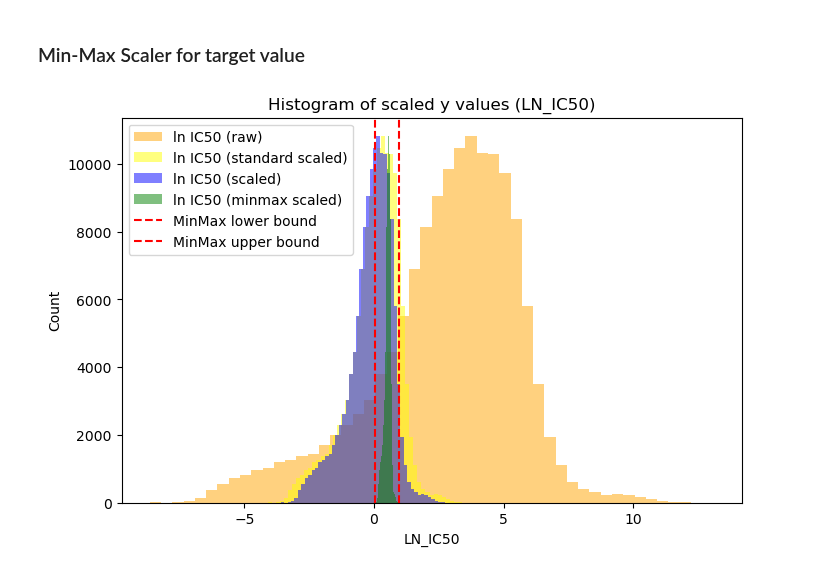
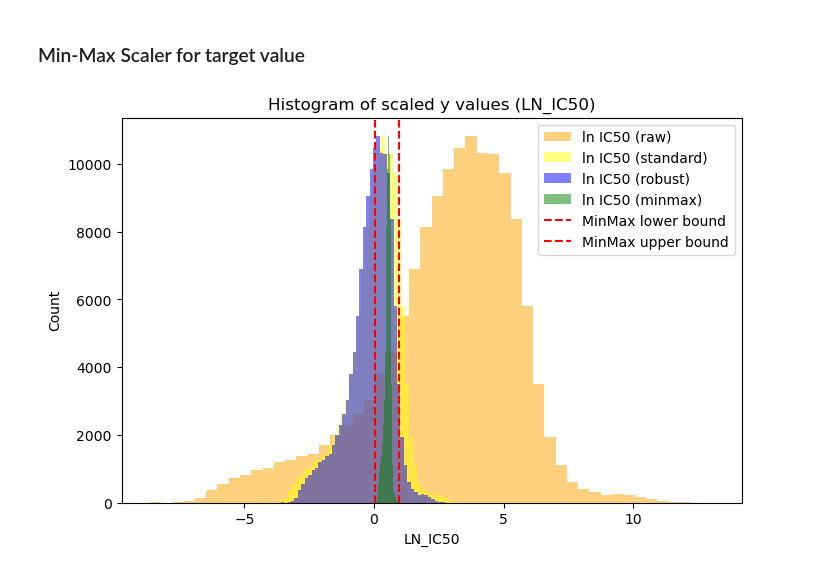
Before and after one commit to s-juross/masterthesis, a Jupyter notebook: error_analysis_attention.ipynb, the cells around one changed output. Drawn from its saved outputs; the diff is of its cells as text; code cells hidden in the pictures.

Commit message:
histogram of scaled y values

```diff
--- a/error_analysis_attention.ipynb
+++ b/error_analysis_attention.ipynb
@@ -923,16 +923,16 @@ y_scaled_standard = y_scaler_standard.fit_transform(y_raw.reshape(-1, 1)).flatte
 # %%
 plt.figure(figsize=(8, 5))
 plt.hist(y_raw, bins=50, alpha=0.5, label='ln IC50 (raw)', color='orange')
-plt.hist(y_scaled_standard, bins=50, alpha=0.5, label='ln IC50 (standard scaled)', color='yellow')
-plt.hist(y_scaled_robust, bins=50, alpha=0.5, label='ln IC50 (scaled)', color='blue')
+plt.hist(y_scaled_standard, bins=50, alpha=0.5, label='ln IC50 (standard)', color='yellow')
+plt.hist(y_scaled_robust, bins=50, alpha=0.5, label='ln IC50 (robust)', color='blue')
 
-plt.hist(y_scaled_minmax, bins=50, alpha=0.5, label='ln IC50 (minmax scaled)', color='green')
+plt.hist(y_scaled_minmax, bins=50, alpha=0.5, label='ln IC50 (minmax)', color='green')
 plt.axvline(x=0.05, color='red', linestyle='--', label='MinMax lower bound')
 plt.axvline(x=0.95, color='red', linestyle='--', label='MinMax upper bound')
 plt.xlabel('LN_IC50')
 plt.ylabel('Count')
 plt.title('Histogram of scaled y values (LN_IC50)')
 plt.legend()
 plt.show()
 # %% [output]
-[figure, old version]
+[figure, new version]
```
